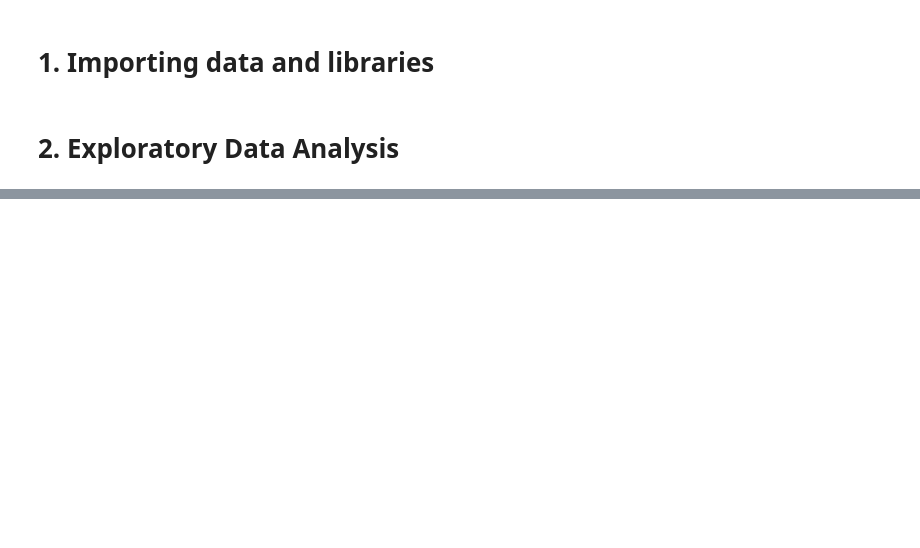
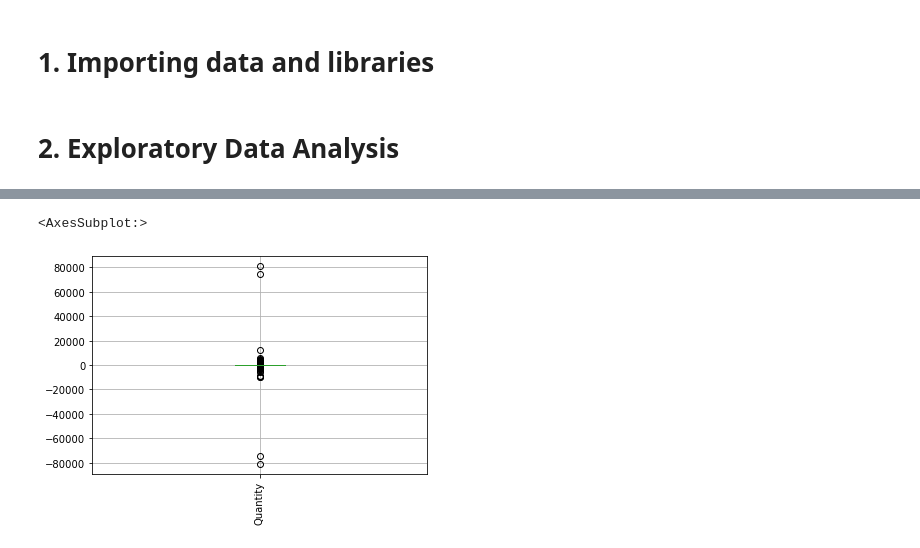
Before and after one commit to LorenzoPigozzi/Business_Cases, a Jupyter notebook: Case 4/BC4_Lorenzo.ipynb, the cells around one changed output, grey strips where cells are left out. Cells and saved outputs as stored; diff of their text form; code cells hidden in the pictures; blank space fills up the shorter version.

```diff
--- a/Case 4/BC4_Lorenzo.ipynb
+++ b/Case 4/BC4_Lorenzo.ipynb
@@ -90,0 +198,5 @@ Name: event, dtype: int64
+# %%
+df.boxplot(column='Quantity', rot=90)
+# %% [output]
+<AxesSubplot:>
+[figure, added]
```
Also changed, not shown: parts of 48 cells of this notebook, 1 other file.
